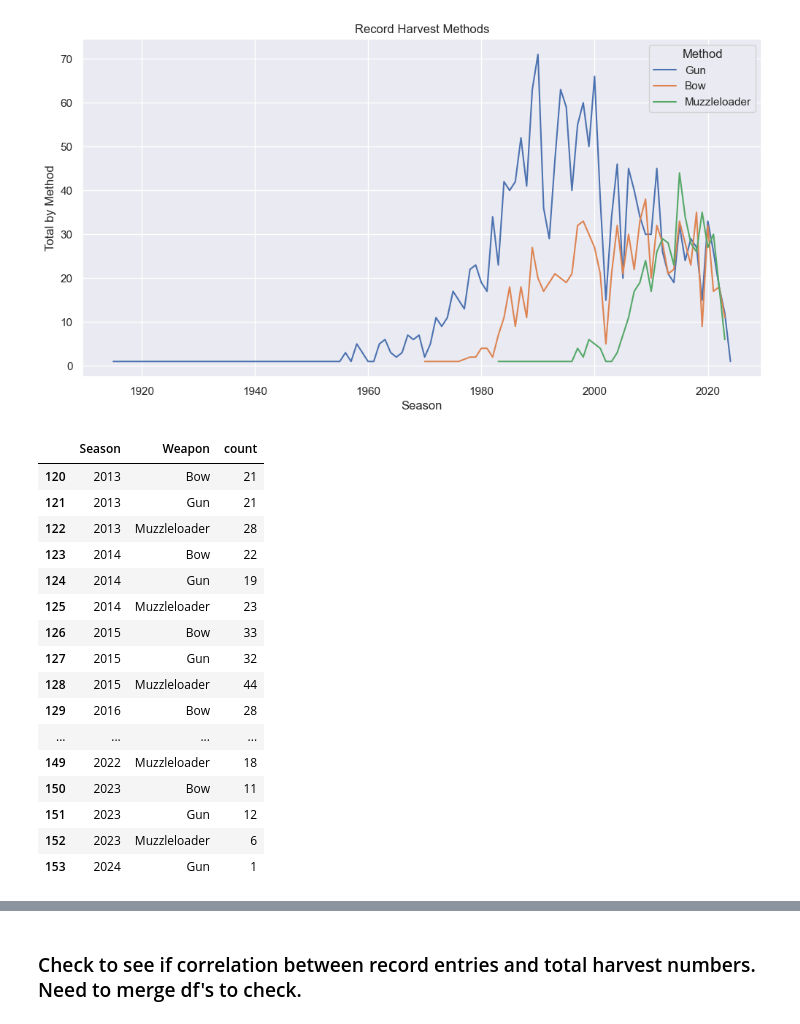
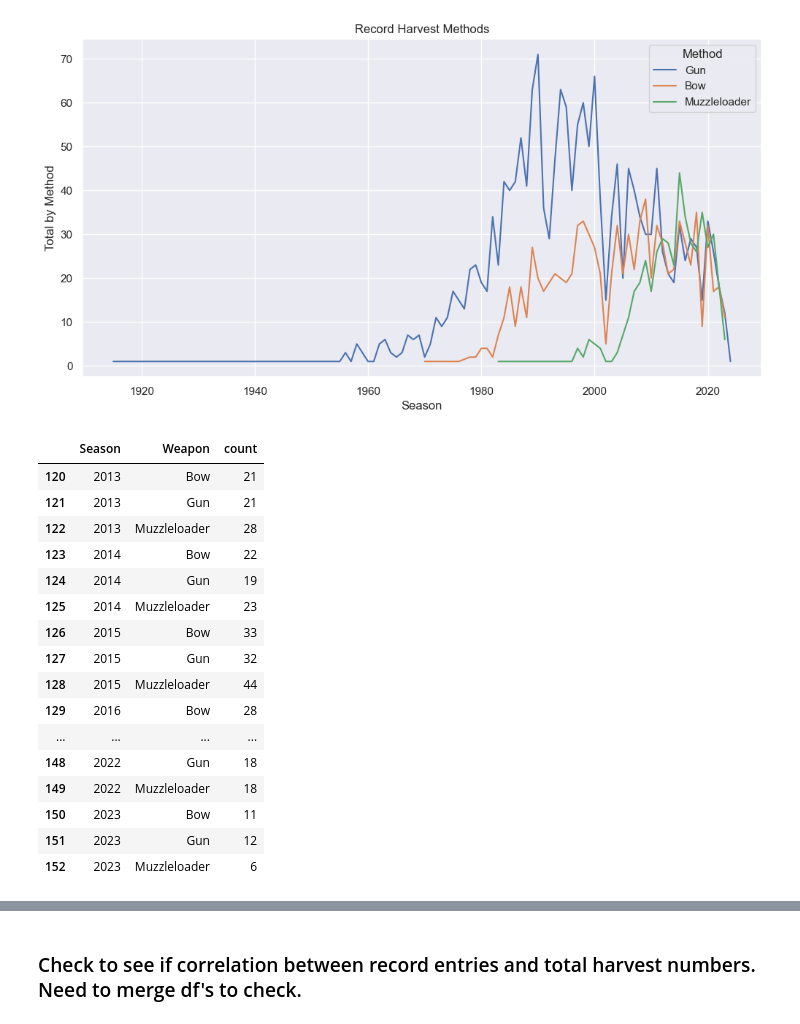
Before and after one commit to McNuttJ/Tennessee-Deer-Herd-Analysis-Capstone, a Jupyter notebook: tennessee_deer_herd_analysis.ipynb, the cells around one changed output, grey strips where cells are left out. Drawn from its saved outputs; the diff is of its cells as text; code cells hidden in the pictures.

```diff
--- a/tennessee_deer_herd_analysis.ipynb
+++ b/tennessee_deer_herd_analysis.ipynb
@@ -795,26 +839,26 @@ plt.show()
 # %% [output]
 [figure]
 # %%
-record_method_2013_to_2023 = record_method_by_year[record_method_by_year['Season']>=2013]
+record_method_2013_to_2023 = record_method_by_year[(record_method_by_year['Season']>=2013) & (record_method_by_year['Season'] < 2024)]
 record_method_2013_to_2023
 # %% [output]
 |  | Season | Weapon | count |
 | 120 | 2013 | Bow | 21 |
 | 121 | 2013 | Gun | 21 |
 | 122 | 2013 | Muzzleloader | 28 |
 | 123 | 2014 | Bow | 22 |
 | 124 | 2014 | Gun | 19 |
 | 125 | 2014 | Muzzleloader | 23 |
 | 126 | 2015 | Bow | 33 |
 | 127 | 2015 | Gun | 32 |
 | 128 | 2015 | Muzzleloader | 44 |
 | 129 | 2016 | Bow | 28 |
 | ... | ... | ... | ... |
+| 148 | 2022 | Gun | 18 |
 | 149 | 2022 | Muzzleloader | 18 |
 | 150 | 2023 | Bow | 11 |
 | 151 | 2023 | Gun | 12 |
 | 152 | 2023 | Muzzleloader | 6 |
-| 153 | 2024 | Gun | 1 |
 # %%
 method_2013_to_2023_lineplot = sns.lineplot(data=record_method_2013_to_2023, x="Season", y="count", hue='Weapon')
 plt.legend(title='Method')
```
Also changed, not shown: parts of 27 cells of this notebook.
